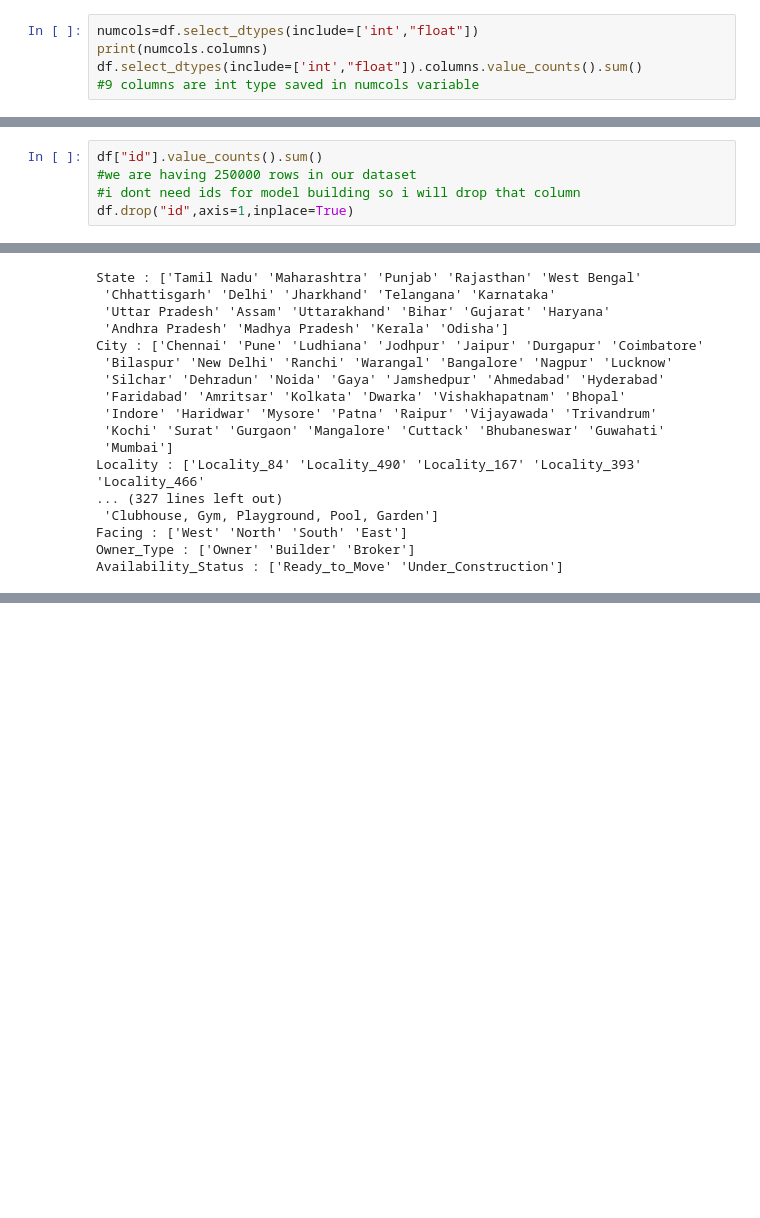
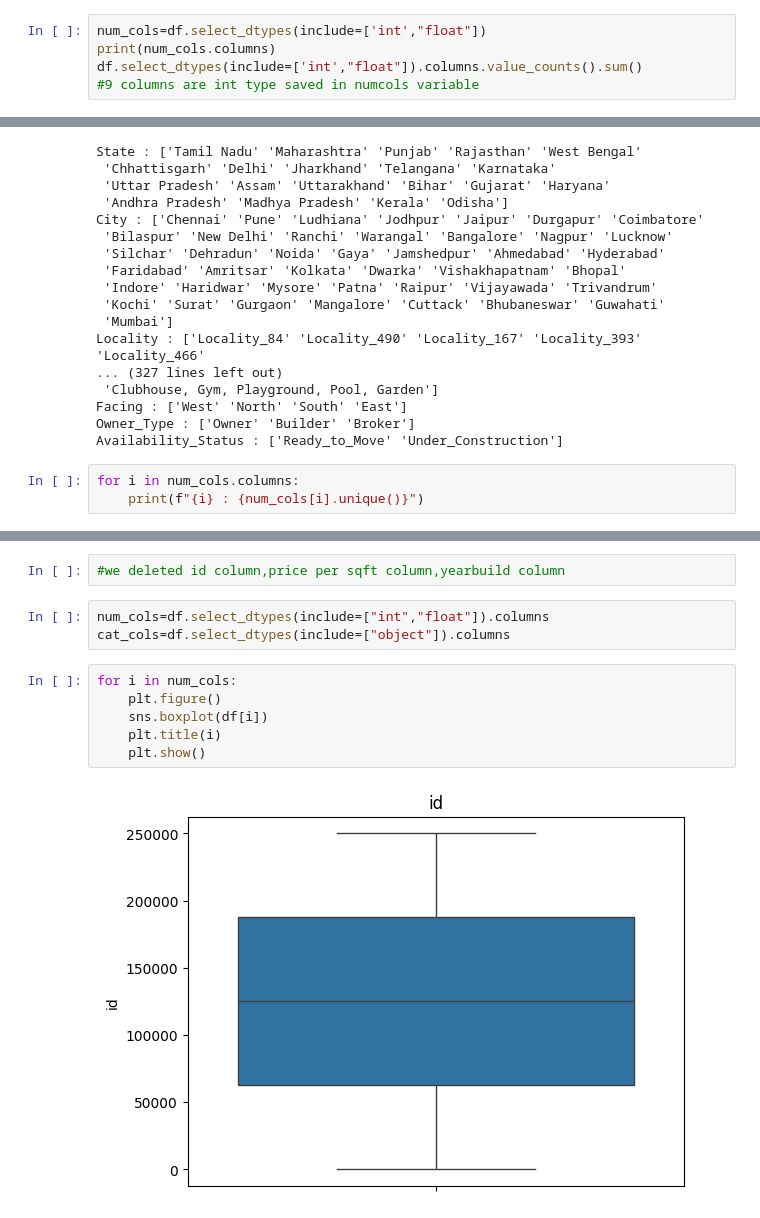
Before and after one commit to prashant-210110/programs, a Jupyter notebook: house pricing pro/hosepricing.ipynb, the cells around one changed output, grey strips where cells are left out. Cells and saved outputs as stored; diff of their text form; blank space fills up the shorter version.

```diff
--- a/house pricing pro/hosepricing.ipynb
+++ b/house pricing pro/hosepricing.ipynb
@@ -97,6 +164,6 @@ np.int64(12)
 # %%
-numcols=df.select_dtypes(include=['int',"float"])
-print(numcols.columns)
+num_cols=df.select_dtypes(include=['int',"float"])
+print(num_cols.columns)
 df.select_dtypes(include=['int',"float"]).columns.value_counts().sum()
 #9 columns are int type saved in numcols variable
 # %% [output]
@@ -137,11 +194,6 @@ Index(['id', 'state', 'city', 'locality', 'property_type', 'bhk',
        'parking_space', 'security', 'amenities', 'facing', 'owner_type',
        'availability_status'],
       dtype='object')
-# %%
-df["id"].value_counts().sum()
-#we are having 250000 rows in our dataset
-#i dont need ids for model building so i will drop that column
-df.drop("id",axis=1,inplace=True)
 # %%
 for i in cat_cols.columns:
     print(f"{i} : {cat_cols[i].nunique()}")
@@ -181,3 +233,6 @@ Locality : ['Locality_84' 'Locality_490' 'Locality_167' 'Locality_393' 'Locality
 Facing : ['West' 'North' 'South' 'East']
 Owner_Type : ['Owner' 'Builder' 'Broker']
 Availability_Status : ['Ready_to_Move' 'Under_Construction']
+# %%
+for i in num_cols.columns:
+    print(f"{i} : {num_cols[i].unique()}")
@@ -183,0 +257,13 @@ Availability_Status : ['Ready_to_Move' 'Under_Construction']
+# %%
+#we deleted id column,price per sqft column,yearbuild column
+# %%
+num_cols=df.select_dtypes(include=["int","float"]).columns
+cat_cols=df.select_dtypes(include=["object"]).columns
+# %%
+for i in num_cols:
+    plt.figure()
+    sns.boxplot(df[i])
+    plt.title(i)
+    plt.show()
+# %% [output]
+[figure, added]
```
Also changed, not shown: parts of 64 cells of this notebook, 7 other files.
